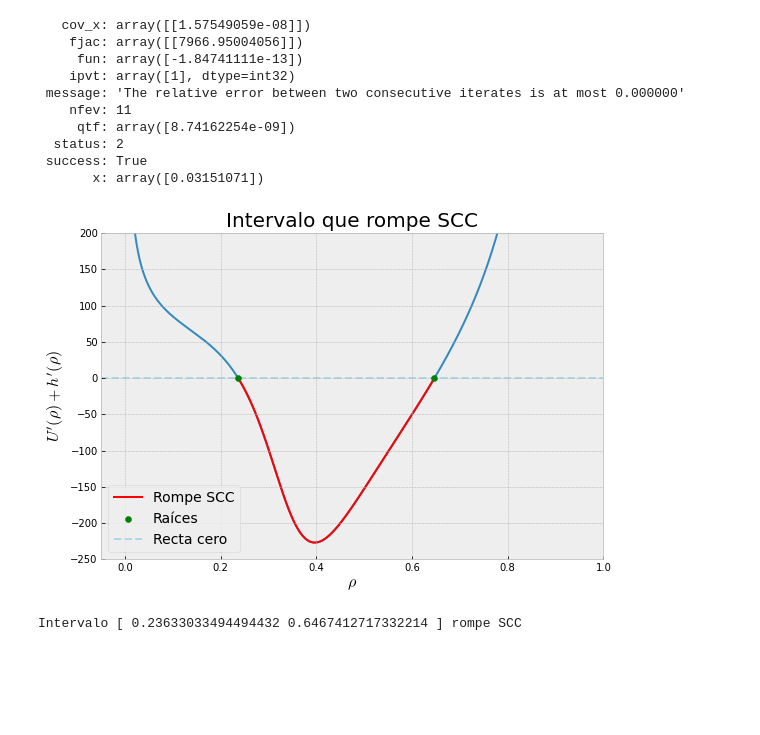
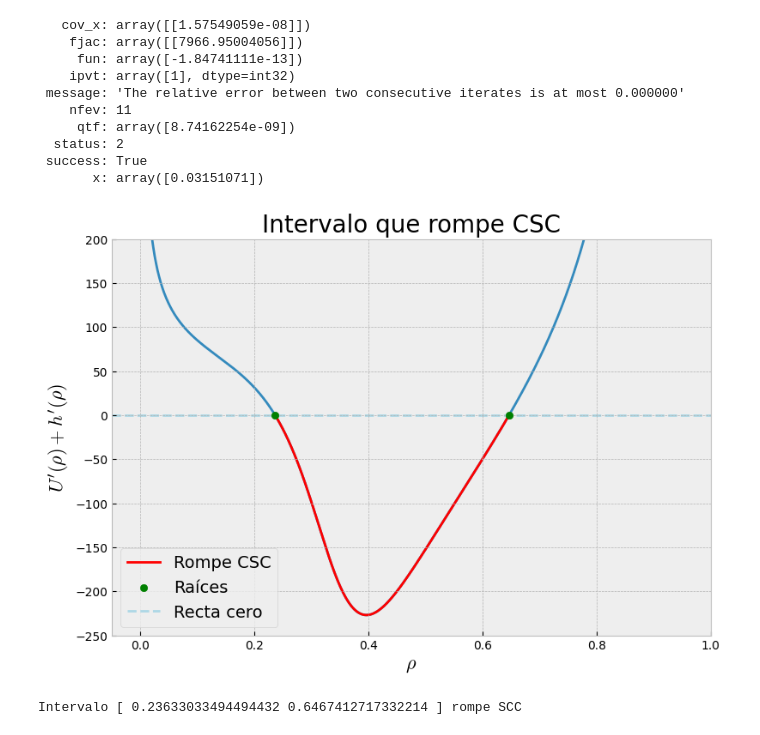
Before and after one commit to ElTapia/Jamiton, a Jupyter notebook: Second_order_traffic_model/Simulacion_ARZ.ipynb, the cells around one changed output. Cells and saved outputs as stored; diff of their text form; code cells hidden in the pictures; blank space fills up the shorter version.

```diff
--- a/Second_order_traffic_model/Simulacion_ARZ.ipynb
+++ b/Second_order_traffic_model/Simulacion_ARZ.ipynb
@@ -1906,27 +1906,27 @@ rho_min_css
 # %%
 rhos = np.linspace(1e-8, rho_max-1e-5, 10_000)
 rho_min_scc = root(lambda rho: U_prime(rho) + h_prime(rho), 0.1*rho_max, method="lm").x[0]
 rho_max_scc = root(lambda rho: U_prime(rho) + h_prime(rho), 0.7*rho_max, method="lm").x[0]
 raices_scc = np.array([rho_min_scc, rho_max_scc])
 rhos_violate = np.linspace(rho_min_scc, rho_max_scc, 10_000)
 
 plt.plot(rhos/rho_max, U_prime(rhos) + h_prime(rhos), zorder=0)
-plt.plot(rhos_violate/rho_max, U_prime(rhos_violate) + h_prime(rhos_violate), zorder=1, label="Rompe SCC", color="r")
+plt.plot(rhos_violate/rho_max, U_prime(rhos_violate) + h_prime(rhos_violate), zorder=1, label="Rompe CSC", color="r")
 plt.scatter(raices_scc/rho_max, U_prime(raices_scc) + h_prime(raices_scc), zorder=2, color="green", label="Raíces")
 
 plt.xlim(-0.05, 1)
 plt.ylim(-250, 200)
 plt.hlines(0, -0.05, 1, ls="--", zorder=1, label="Recta cero", color="lightblue")
 
-plt.title("Intervalo que rompe SCC")
+plt.title("Intervalo que rompe CSC")
 plt.xlabel(r"$\rho$")
 plt.ylabel(r"$U'(\rho) + h'(\rho)$")
 
 plt.legend()
 plt.savefig("Charts/Funciones/Rompe_SCC.png")
 plt.show()
 # %% [output]
-[figure, old version]
+[figure, new version]
 # %%
 print("Intervalo [",rho_min_scc/rho_max,rho_max_scc/rho_max, "] rompe SCC")
 # %% [output]
```
Also changed, not shown: parts of 1 cell of this notebook, 2 other files.
